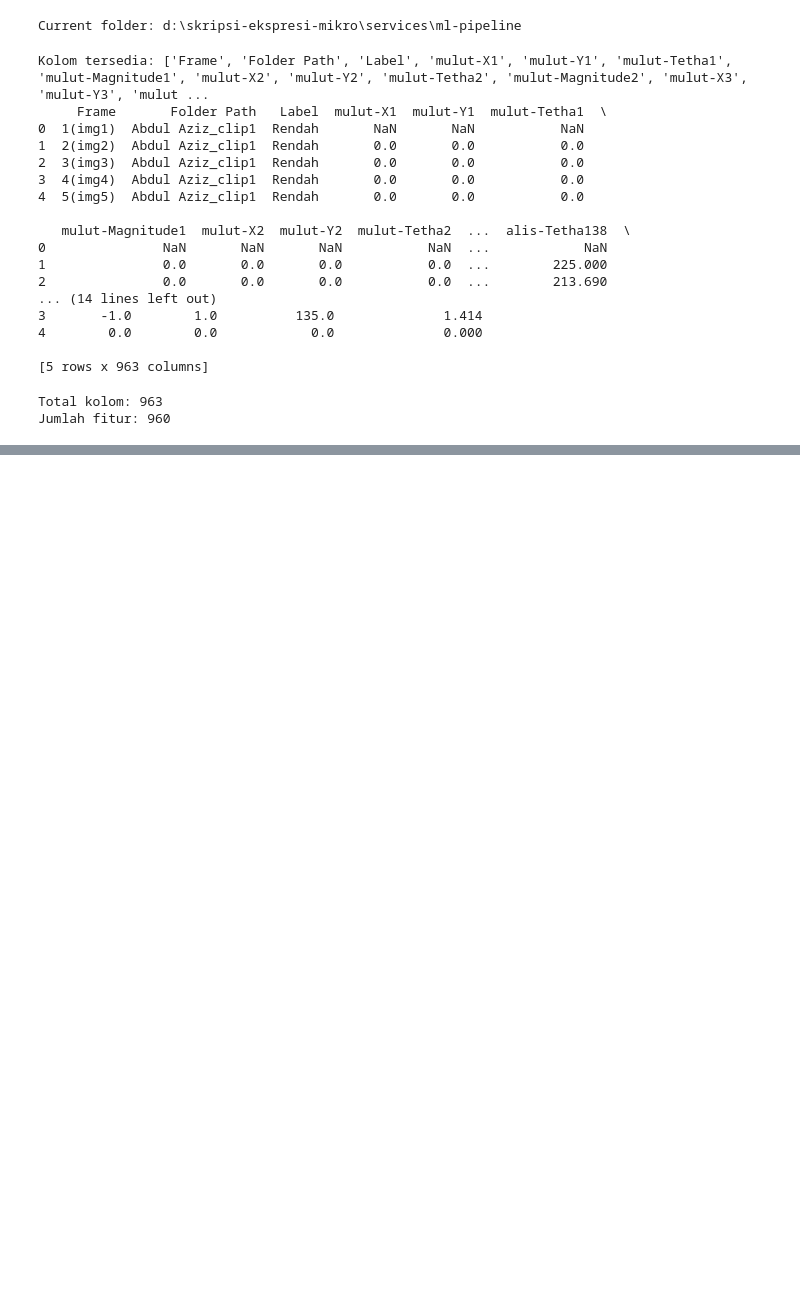
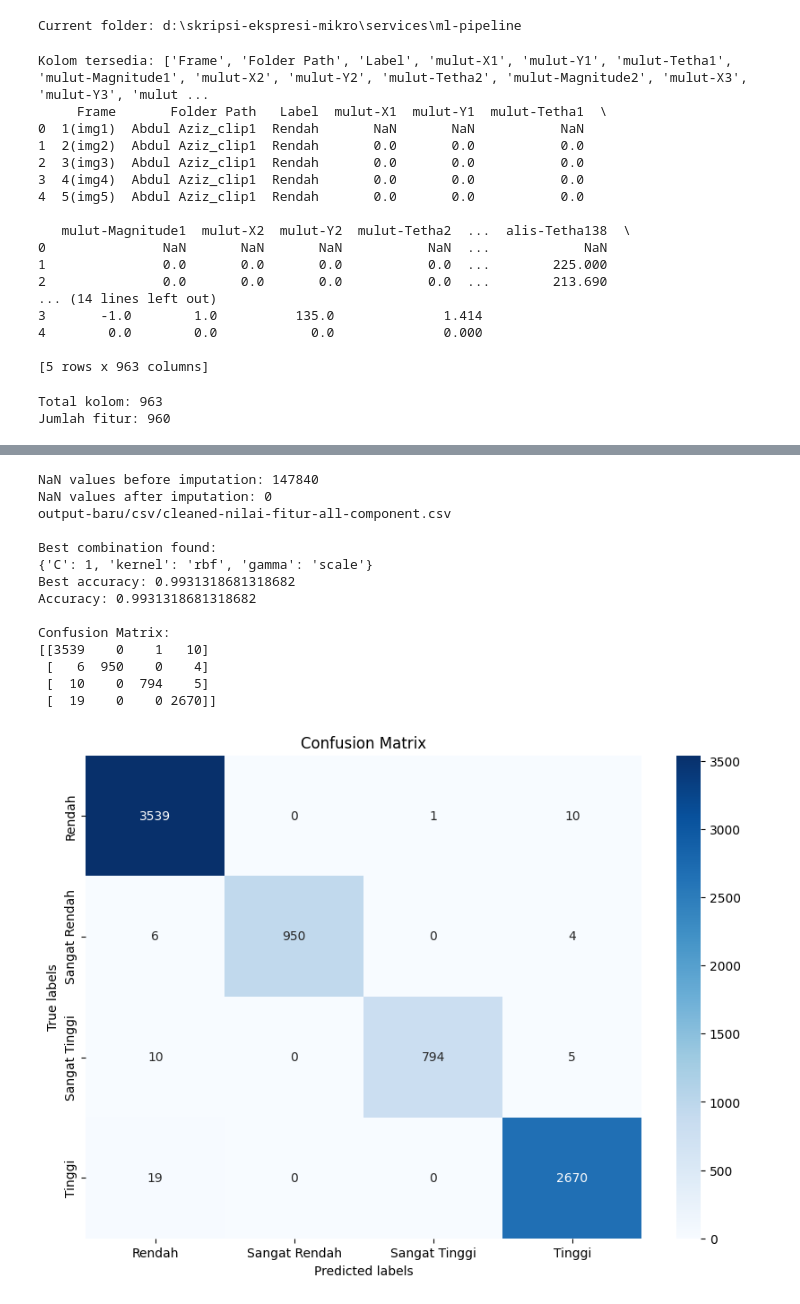
Before and after one commit to finaorivia19/skripsi-ekspresi-mikro, a Jupyter notebook: services/ml-pipeline/fix_terbaru.ipynb, the cells around one changed output, grey strips where cells are left out. Cells and saved outputs as stored; diff of their text form; code cells hidden in the pictures; blank space fills up the shorter version.

```diff
--- a/services/ml-pipeline/fix_terbaru.ipynb
+++ b/services/ml-pipeline/fix_terbaru.ipynb
@@ -1426,3 +1622,60 @@ FileNotFoundError: [Errno 2] No such file or directory: 'output-baru/csv/nilai-f
+# %%
+from clasification.svm import SVMClassifier
+import pandas as pd
+import numpy as np
+from sklearn.impute import SimpleImputer
+
+# Load the dataset and initialize the classifier
+dataset_file = 'output-baru/csv/nilai-fitur-all-component.csv'
+label_column = 'Label'
+except_feature_columns = ['Frame', 'Folder Path', 'Label']  # Columns to exclude
+
+# Load the data first to handle NaN values
+data = pd.read_csv(dataset_file)
+
+# Check for NaN values
+print(f"NaN values before imputation: {data.isna().sum().sum()}")
+
+# Option 1: Drop rows with NaN values
+# data = data.dropna()
+
+# Option 2: Impute NaN values with mean (recommended)
+features = [col for col in data.columns if col not in except_feature_columns]
+imputer = SimpleImputer(strategy='mean')
+data[features] = imputer.fit_transform(data[features])
+
+# Verify NaN values are gone
+print(f"NaN values after imputation: {data.isna().sum().sum()}")
+
+# Save the cleaned data or use it directly
+cleaned_dataset_file = 'output-baru/csv/cleaned-nilai-fitur-all-component.csv'
+data.to_csv(cleaned_dataset_file, index=False)
+
+# Initialize the classifier with cleaned data
+classifier = SVMClassifier(cleaned_dataset_file, label_column, except_feature_column=except_feature_columns)
+
+# Load, split, train, evaluate and save the model
+classifier.load_data()
+classifier.split_data(test_size=0.2)
+classifier.train_model(autoParams=True)
+classifier.evaluate_model()
+classifier.save_model('svm_model_random_sampling.joblib', 'label_encoder_random_sampling.joblib')
+# %% [output]
+NaN values before imputation: 147840
+NaN values after imputation: 0
+output-baru/csv/cleaned-nilai-fitur-all-component.csv
+
+Best combination found:
+{'C': 1, 'kernel': 'rbf', 'gamma': 'scale'}
+Best accuracy: 0.9931318681318682
+Accuracy: 0.9931318681318682
+
+Confusion Matrix:
+[[3539    0    1   10]
+ [   6  950    0    4]
+ [  10    0  794    5]
+ [  19    0    0 2670]]
+[figure, added]
 # %%
 pip install seaborn
 # %%
```
Also changed, not shown: parts of 7 cells of this notebook.
